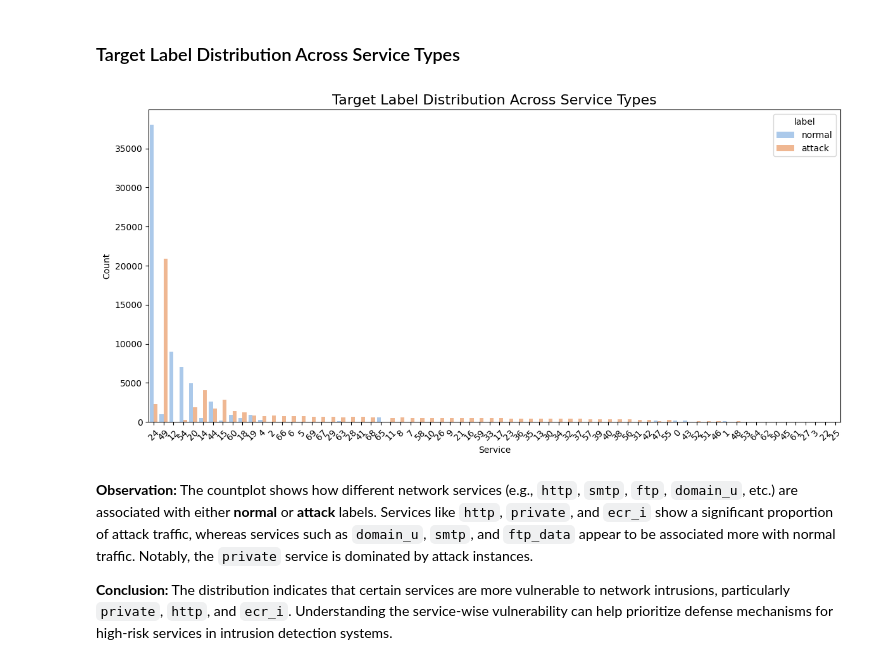
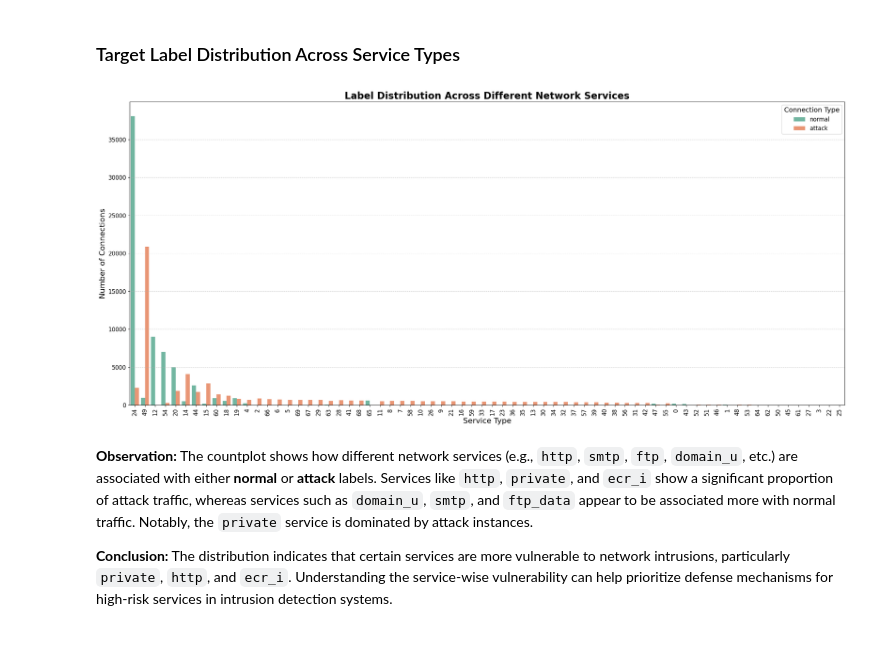
Before and after one commit to Purvang2803/NSL_KDD, a Jupyter notebook: nsl_kdd.ipynb, the cells around one changed output. Drawn from its saved outputs; the diff is of its cells as text; code cells hidden in the pictures.

```diff
--- a/nsl_kdd.ipynb
+++ b/nsl_kdd.ipynb
@@ -268,16 +268,27 @@ TCP is the most exploited protocol for network intrusions in this dataset. There
 # %% [markdown]
 ###  Target Label Distribution Across Service Types
 # %%
-plt.figure(figsize=(12, 6))
-sns.countplot(data=train_df, x='service', hue='label', order=train_df['service'].value_counts().index, palette='pastel')
-plt.title('Target Label Distribution Across Service Types', fontsize=16)
-plt.xlabel('Service')
-plt.ylabel('Count')
-plt.xticks(rotation=45)
+sorted_services = train_df['service'].value_counts().index
+
+plt.figure(figsize=(22, 10))
+sns.countplot(
+    data=train_df,
+    x='service',
+    hue='label',
+    order=sorted_services,
+    palette='Set2'
+)
+plt.title('Label Distribution Across Different Network Services', fontsize=20, fontweight='bold')
+plt.xlabel('Service Type', fontsize=16)
+plt.ylabel('Number of Connections', fontsize=16)
+plt.xticks(rotation=90, fontsize=12)
+plt.yticks(fontsize=12)
+plt.grid(axis='y', linestyle='--', alpha=0.6)
+plt.legend(title='Connection Type', title_fontsize=14, fontsize=12, loc='upper right')
 plt.tight_layout()
 plt.show()
 # %% [output]
-[figure, old version]
+[figure, new version]
 # %% [markdown]
 
 
```
Also changed, not shown: parts of 6 cells of this notebook.
